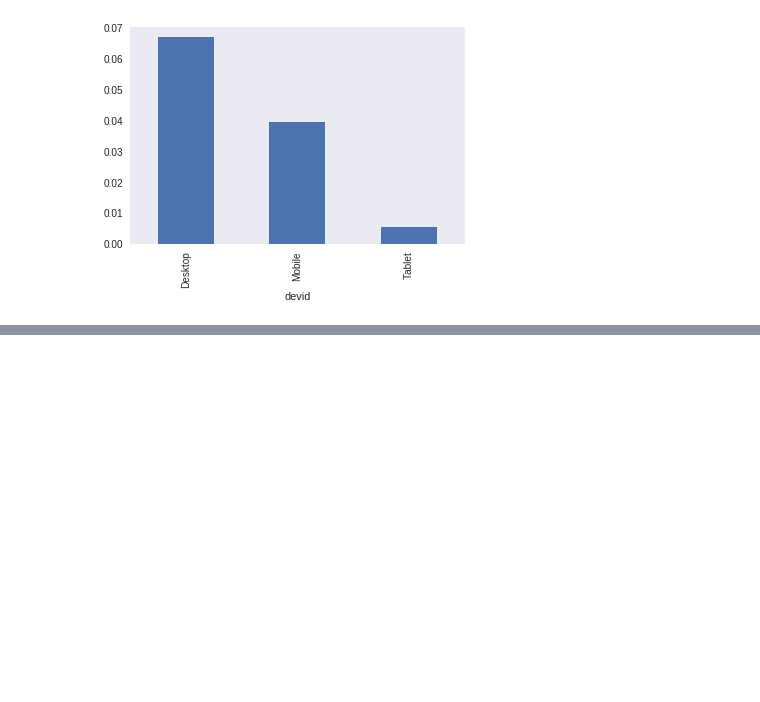
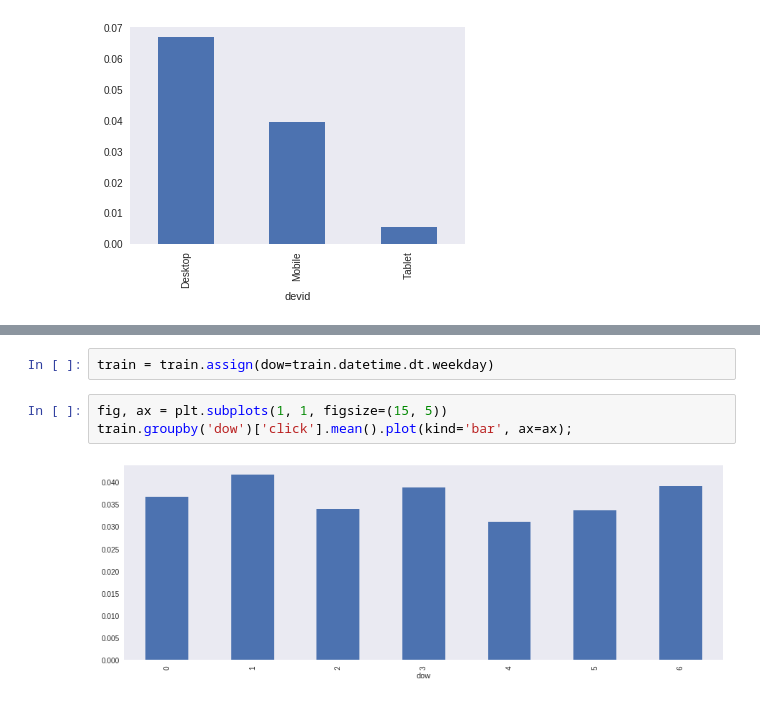
Before and after one commit to numb3r33/predict_ads, a Jupyter notebook: notebooks/Experiment5.ipynb, the cells around one changed output, grey strips where cells are left out. Drawn from its saved outputs; the diff is of its cells as text; blank space fills up the shorter version.

```diff
--- a/notebooks/Experiment5.ipynb
+++ b/notebooks/Experiment5.ipynb
@@ -129,0 +148,7 @@ train.groupby('devid')['click'].mean().plot(kind='bar');
+# %%
+train = train.assign(dow=train.datetime.dt.weekday)
+# %%
+fig, ax = plt.subplots(1, 1, figsize=(15, 5))
+train.groupby('dow')['click'].mean().plot(kind='bar', ax=ax);
+# %% [output]
+[figure, added]
```
Also changed, not shown: parts of 14 cells of this notebook, 1 other file.
